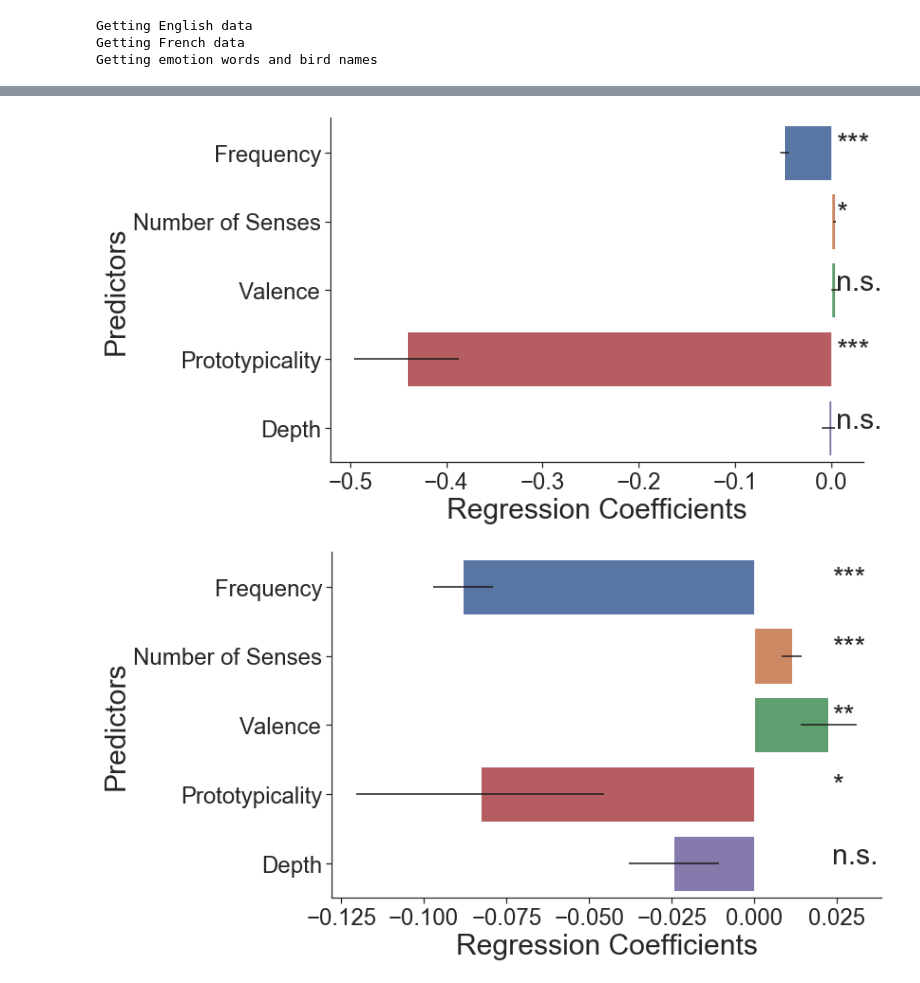
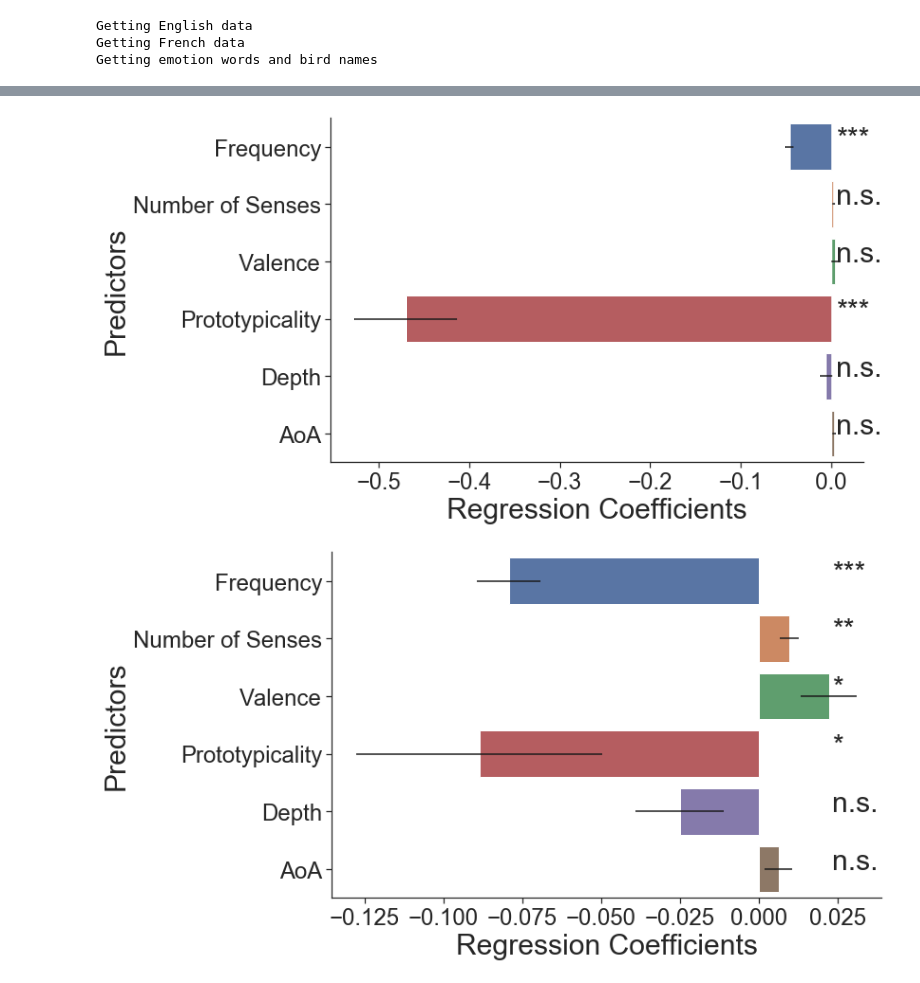
Before and after one commit to johnaot/Emotion_Semantic_Change, a Jupyter notebook: analyses_other.ipynb, the cells around one changed output, grey strips where cells are left out. Drawn from its saved outputs; the diff is of its cells as text; code cells hidden in the pictures.

```diff
--- a/analyses_other.ipynb
+++ b/analyses_other.ipynb
@@ -136,6 +134,22 @@ The iterable function was deprecated in Matplotlib 3.1 and will be removed in 3.
 # %%
 # Other factors in emotion semantic change
+import pandas as pd
 from helpers_HTE import get_senses
+
+def get_aoa(words, path):
+    dfs = pd.read_excel(path, sheet_name=None)
+    df = dfs['a']
+    words = [w for w in df['WORD'].tolist() if w in words]
+    aoa = dict()
+    for w in words:
+        rows = df[df['WORD'] == w]
+        a = 0.
+        for i in range(len(rows)):
+            a += (rows.iloc[i]['LWV'])
+        if np.isnan(a):
+            continue
+        aoa[w] = a / len(rows)
+    return aoa
 
 def get_depth(graph, root):
     depth = dict()
@@ -145,6 +159,20 @@ def get_depth(graph, root):
         return depth(graph[node]) + 1
     return {node: depth(node) for node in graph}
 
+def get_results(vs, labels, filename):
+    formula = 'change ~ ' + ' + '.join(vs)
+    model = smf.ols(formula, data=X)
+    results = model.fit()
+    print(results.summary())
+
+    fig, ax = plt.subplots(1, 1, sharex=False, sharey=False, figsize=(11.69,6.25))
+    ax = plot_coefficents(ax, results, labels)
+    sns.despine()
+    plt.tight_layout()
+    img_format = 'svg'
+    plt.savefig(f'images/{filename}.{img_format}', format=img_format, bbox_inches='tight')
+
+
 # similar to main text, SI section 3.1
 emotion_root = 'feeling'
 t_to_use = 1890
@@ -152,11 +180,14 @@ t_to_use = 1890
 words_emotion_eng = [w for w in measures_emotion_eng.keys()]
 graph = make_graph(words_emotion_eng, 'feeling.n.01', emotion_root, 'eng')
 depths = get_depth(graph, emotion_root)
-words_emotion_eng = [w for w in depths if not w == emotion_root]
+aoa = get_aoa(words_emotion_eng, aoa_data)
+
+words_emotion_eng = [w for w in depths if not w == emotion_root and w in aoa]
 freqs = {w: np.log(freqs_all[w][t_to_use]) for w in words_emotion_eng}
 senses, _ = get_senses(HTE_senses % ('n', TABLE1_1987), words_emotion_eng, t_to_use)
 valence = read_table2_1987(table2_1987_path)
 
+sns.set_style("ticks")
 X = {
     'change': [measures_emotion_eng[w] for w in words_emotion_eng],
     'freqs': [freqs[w] for w in words_emotion_eng],
@@ -165,19 +196,13 @@ X = {
     'proto': [emotion_emproto_eng[w] for w in words_emotion_eng],
     'proto_emp': [proto[w] for w in words_emotion_eng],
     'depth': [depths[w] for w in words_emotion_eng],
+    'aoa': [aoa[w] for w in words_emotion_eng]
 }
-formula = 'change ~ ' + ' + '.join(['freqs', 'num_senses', 'valence', 'proto', 'depth',])
-model = smf.ols(formula, data=X)
-results = model.fit()
-print(results.summary())
+X = pd.DataFrame(X)
 
-sns.set_style("ticks")
-fig, ax = plt.subplots(1, 1, sharex=False, sharey=False, figsize=(11.69,6.25))
-ax = plot_coefficents(ax, results, ['Frequency', 'Number of Senses', 'Valence', 'Prototypicality', 'Depth',])
-sns.despine()
-plt.tight_layout()
-img_format = 'svg'
-plt.savefig('images/other.'+img_format, format=img_format, bbox_inches='tight')
+vs = ['freqs', 'num_senses', 'valence', 'proto', 'depth', 'aoa']
+labels = ['Frequency', 'Number of Senses', 'Valence', 'Prototypicality', 'Depth', 'AoA']
+get_results(vs, labels, "other")
 
 # empirical ratings, SI section 3.3
 t_to_use = 1980
@@ -188,17 +213,9 @@ X['change'] = [measures_emotion_eng_late[w] for w in words_emotion_eng]
 X['freqs'] = [freqs2[w] for w in words_emotion_eng]
 X['num_senses'] = [senses2[w] for w in words_emotion_eng]
 
-formula = 'change ~ ' + ' + '.join(['freqs', 'num_senses', 'valence', 'proto_emp', 'depth',])
-model = smf.ols(formula, data=X)
-results = model.fit()
-print(results.summary())
-fig, ax = plt.subplots(1, 1, sharex=False, sharey=False, figsize=(11.69,6.25))
-ax = plot_coefficents(ax, results, ['Frequency', 'Number of Senses', 'Valence', 'Prototypicality', 'Depth',])
-
-sns.despine()
-plt.tight_layout()
-img_format = 'svg'
-plt.savefig('images/empirical.'+img_format, format=img_format, bbox_inches='tight')
+vs = ['freqs', 'num_senses', 'valence', 'proto_emp', 'depth', 'aoa']
+labels = ['Frequency', 'Number of Senses', 'Valence', 'Prototypicality', 'Depth', 'AoA']
+get_results(vs, labels, "empirical")
 # %% [output]
                             OLS Regression Results
 ==============================================================================
@@ -216,6 +233,6 @@ Covariance Type:            nonrobust
 ==============================================================================
 
 Warnings:
 [1] Standard Errors assume that the covariance matrix of the errors is correctly specified.
-[figure, old version]
+[figure, new version]
-[figure, old version]
+[figure, new version]
```
Also changed, not shown: parts of 4 cells of this notebook, 5 other files.
